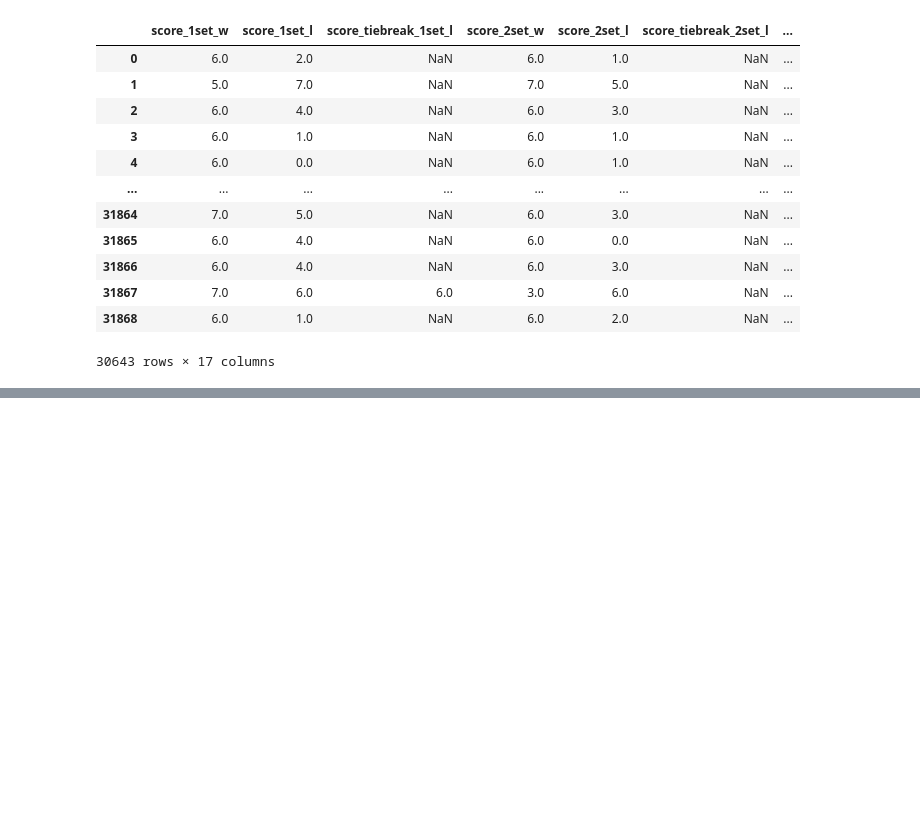
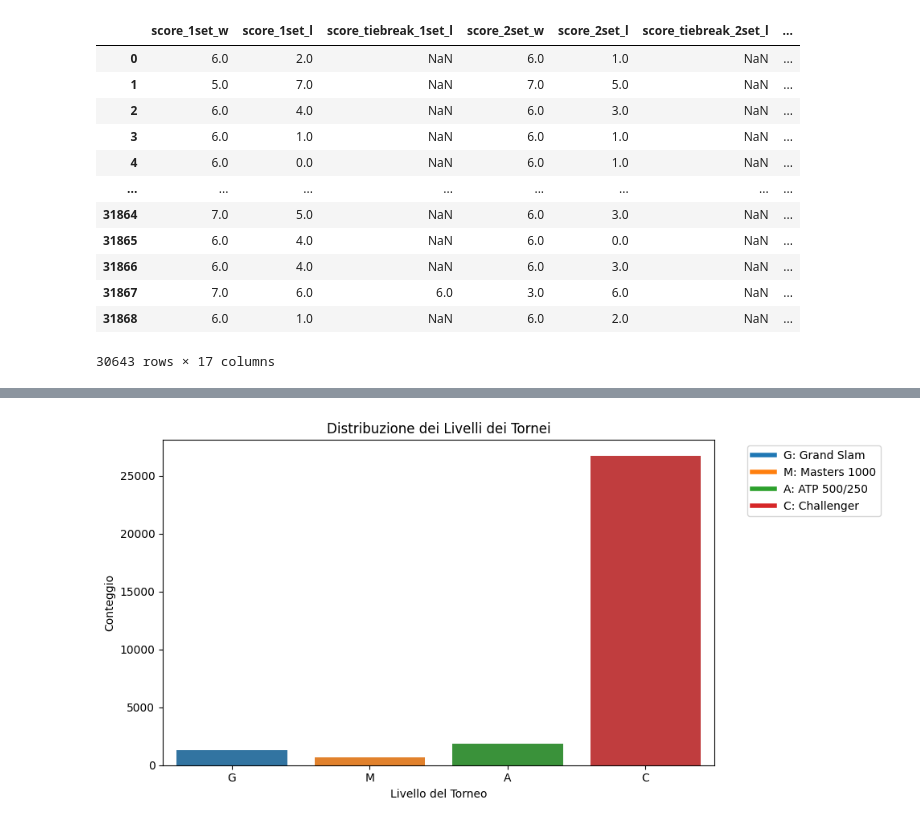
Before and after one commit to MarioAlfio/Tennis_bet, a Jupyter notebook: eda_analysis_part1.ipynb, the cells around one changed output, grey strips where cells are left out. Cells and saved outputs as stored; diff of their text form; code cells hidden in the pictures; blank space fills up the shorter version.

```diff
--- a/eda_analysis_part1.ipynb
+++ b/eda_analysis_part1.ipynb
@@ -274,0 +326,38 @@ plt.show()
+# %%
+import matplotlib.pyplot as plt
+import seaborn as sns
+
+# Definizioni dei livelli dei tornei
+tourney_labels = {
+    'G': 'Grand Slam',
+    'M': 'Masters 1000',
+    'A': 'ATP 500/250',
+    'C': 'Challenger'
+}
+
+tourney_order = list(tourney_labels.keys())
+tourney_colors = {
+    'G': '#1f77b4',
+    'M': '#ff7f0e',
+    'A': '#2ca02c',
+    'C': '#d62728'
+}
+
+# Grafico senza warning
+plt.figure(figsize=(10, 5))
+sns.countplot(x='tourney_level', hue='tourney_level', data=df,
+              order=tourney_order, palette=tourney_colors, legend=False)
+
+plt.title('Distribuzione dei Livelli dei Tornei')
+plt.xlabel('Livello del Torneo')
+plt.ylabel('Conteggio')
+
+# Legenda manuale
+handles = [plt.Line2D([0], [0], color=tourney_colors[abbr], lw=4, label=f'{abbr}: {desc}')
+           for abbr, desc in tourney_labels.items()]
+plt.legend(handles=handles, bbox_to_anchor=(1.05, 1), loc='upper left')
+
+plt.tight_layout()
+plt.show()
+# %% [output]
+[figure, added]
```
Also changed, not shown: parts of 2 cells of this notebook, 1 other file.
